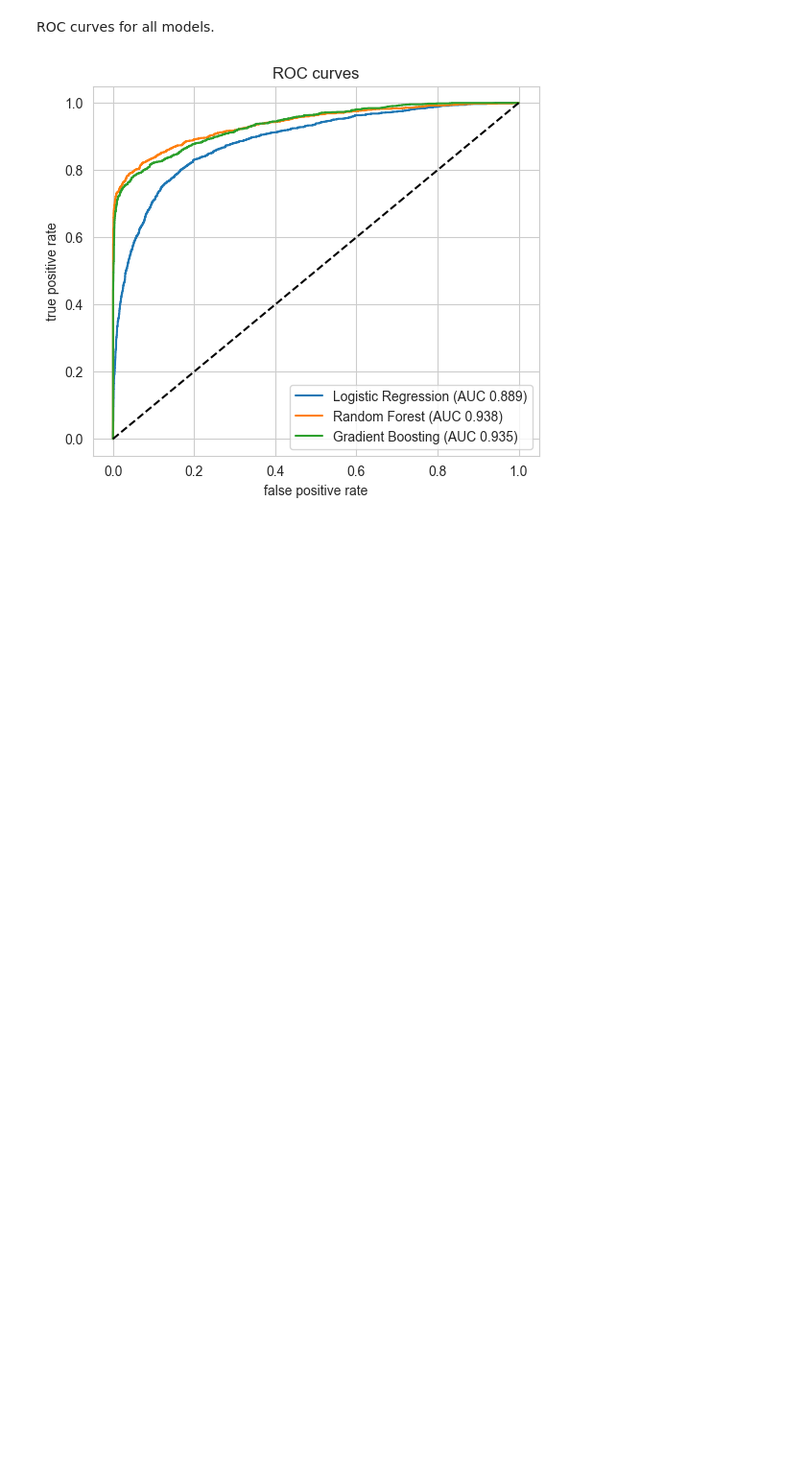
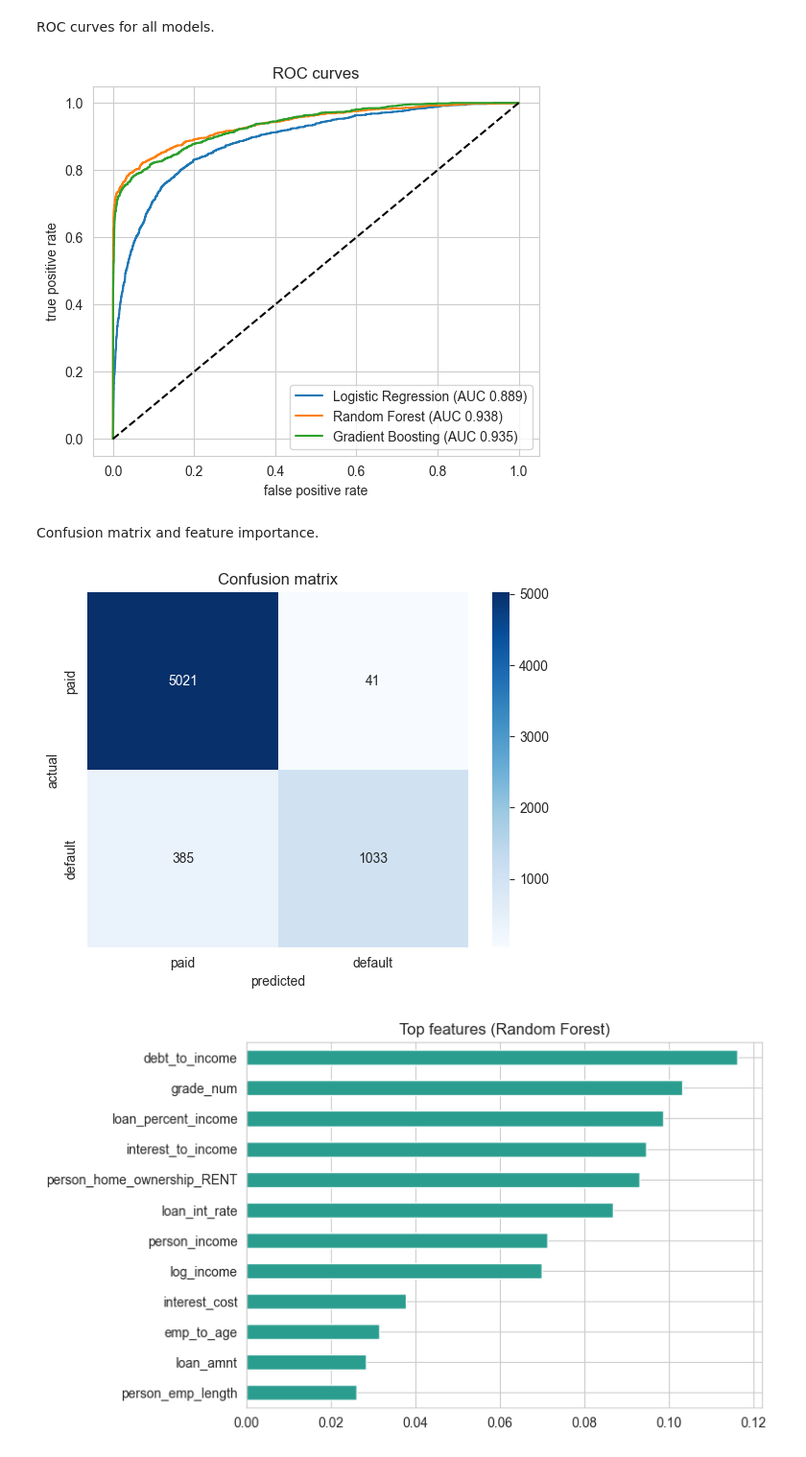
Before and after one commit to urham-m/financial-risk-assessment, a Jupyter notebook: credit_risk_scoring.ipynb, the cells around one changed output. Shown at 96% size. Cells and saved outputs as stored; diff of their text form; code cells hidden in the pictures; blank space fills up the shorter version.

Commit message:
feat: confusion matrix and feature importance

```diff
--- a/credit_risk_scoring.ipynb
+++ b/credit_risk_scoring.ipynb
@@ -216,3 +216,24 @@ plt.savefig('outputs/roc_curves.png', dpi=150, bbox_inches='tight')
 plt.show()
 # %% [output]
 [figure]
+# %% [markdown]
+Confusion matrix and feature importance.
+# %%
+cm = confusion_matrix(y_test, pred)
+sns.heatmap(cm, annot=True, fmt='d', cmap='Blues', xticklabels=['paid','default'], yticklabels=['paid','default'])
+plt.title('Confusion matrix')
+plt.xlabel('predicted'); plt.ylabel('actual')
+plt.savefig('outputs/confusion_matrix.png', dpi=150, bbox_inches='tight')
+plt.show()
+
+
+# feature importance
+rf = models['Random Forest']
+imp = pd.Series(rf.feature_importances_, index=X.columns).sort_values().tail(12)
+imp.plot(kind='barh', figsize=(7,5), color='#2a9d8f')
+plt.title('Top features (Random Forest)')
+plt.savefig('outputs/feature_importance.png', dpi=150, bbox_inches='tight')
+plt.show()
+# %% [output]
+[figure, added]
+[figure, added]
```
Also changed, not shown: 2 other files.
